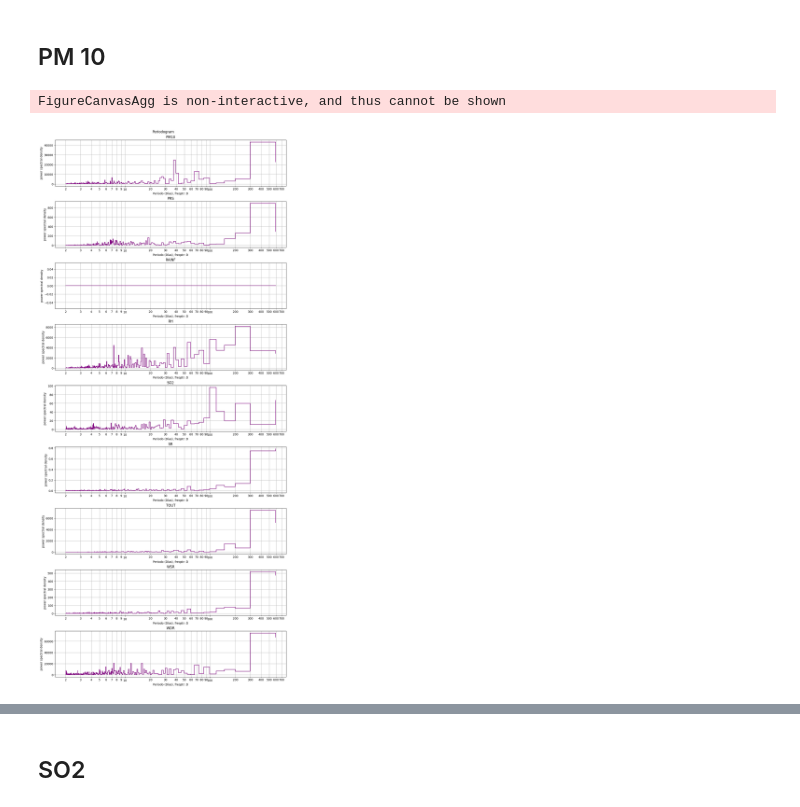
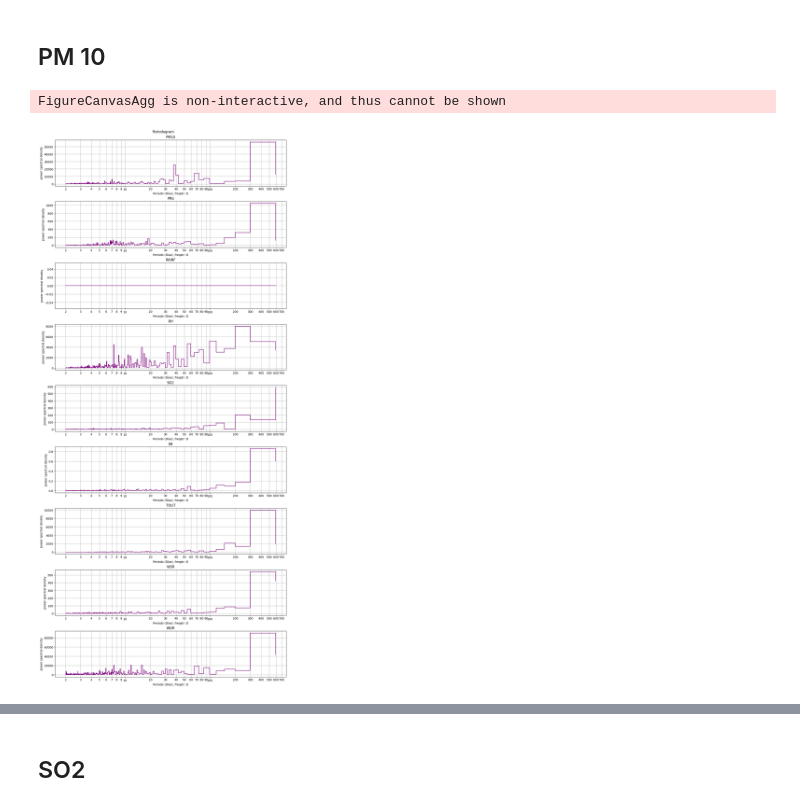
Before and after one commit to XJoseAntonioX/Air_quality_analysis_and_forecasting, a Jupyter notebook: Analisis_Series_Tiempo.ipynb, the cells around one changed output, grey strips where cells are left out. Cells and saved outputs as stored; diff of their text form; code cells hidden in the pictures.

```diff
--- a/Analisis_Series_Tiempo.ipynb
+++ b/Analisis_Series_Tiempo.ipynb
@@ -145,10 +146,10 @@ Monterrey_PM10 = daily_Monterrey[["PM10", "PRS", "RAINF", "RH", "SO2", "SR", "TO
 # %%
 graficar_serie_tiempo(Monterrey_PM10["PM10"], "PM10")
 # %%
-list_periods_spectra = Periodograma(Monterrey_PM10)
+list_periods_spectra = Periodograma(Monterrey_PM10, detrend="constant")
 # %% [output]
 FigureCanvasAgg is non-interactive, and thus cannot be shown
-[figure, old version]
+[figure, new version]
 # %%
 Top_10_Periodogram(Monterrey_PM10, list_periods_spectra)
 # %% [output]
```
Also changed, not shown: parts of 3 cells of this notebook, 1 other file.
